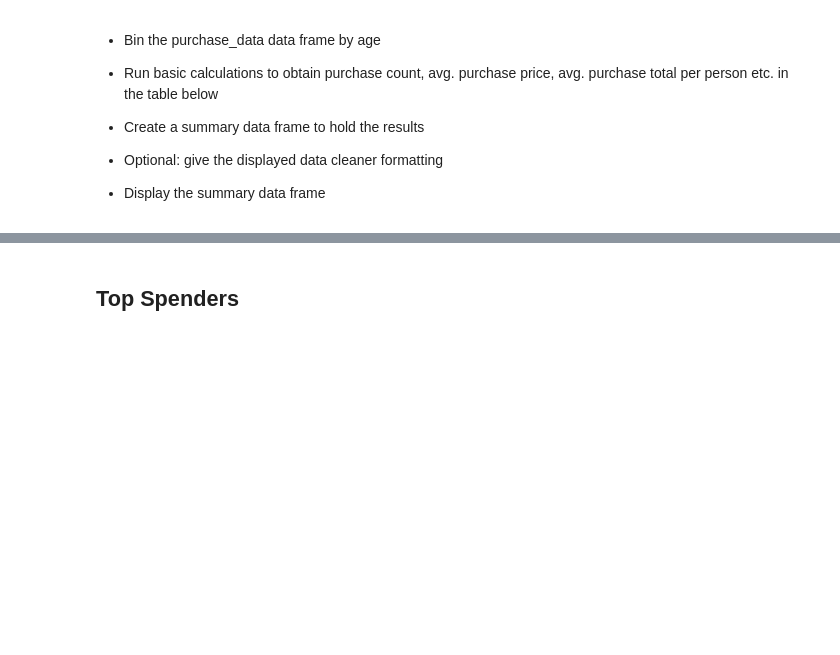
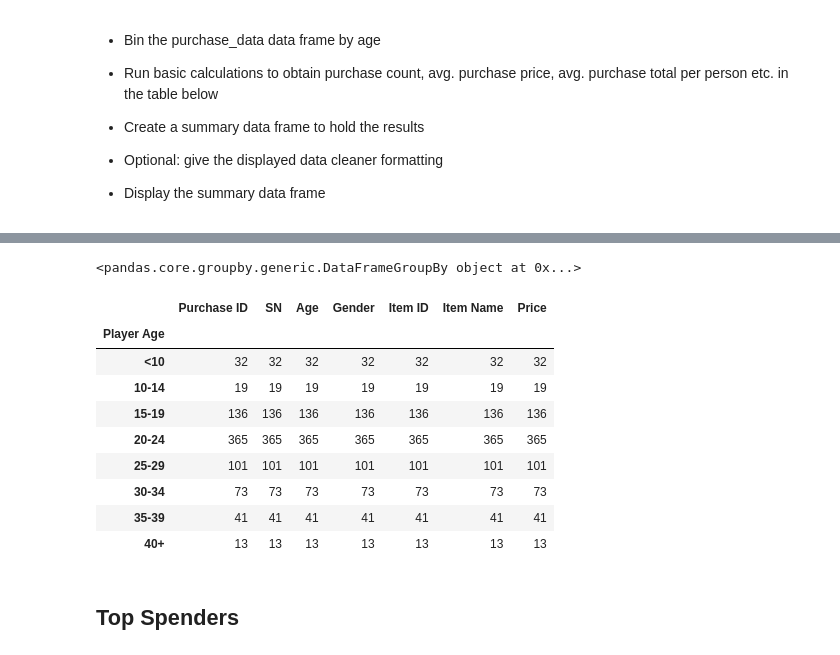
Before and after one commit to Gujaratigirl/Pandas_Challenge, a Jupyter notebook: HeroesOfPymoli/HeroesOfPymoli_starter.ipynb, the cells around one changed output, grey strips where cells are left out. Drawn from its saved outputs; the diff is of its cells as text; code cells hidden in the pictures; blank space fills up the shorter version.

```diff
--- a/HeroesOfPymoli/HeroesOfPymoli_starter.ipynb
+++ b/HeroesOfPymoli/HeroesOfPymoli_starter.ipynb
@@ -201,3 +293,19 @@ gender_summary_df
+# %%
+grouped_age_df = purchase_data_df.groupby(["Player Age"])
+print(grouped_age_df)
+grouped_age_df.count()
+# %% [output]
+<pandas.core.groupby.generic.DataFrameGroupBy object at 0x...>
+|  | Purchase ID | SN | Age | Gender | Item ID | Item Name | Price |
+| Player Age |  |  |  |  |  |  |  |
+| <10 | 32 | 32 | 32 | 32 | 32 | 32 | 32 |
+| 10-14 | 19 | 19 | 19 | 19 | 19 | 19 | 19 |
+| 15-19 | 136 | 136 | 136 | 136 | 136 | 136 | 136 |
+| 20-24 | 365 | 365 | 365 | 365 | 365 | 365 | 365 |
+| 25-29 | 101 | 101 | 101 | 101 | 101 | 101 | 101 |
+| 30-34 | 73 | 73 | 73 | 73 | 73 | 73 | 73 |
+| 35-39 | 41 | 41 | 41 | 41 | 41 | 41 | 41 |
+| 40+ | 13 | 13 | 13 | 13 | 13 | 13 | 13 |
 # %% [markdown]
 ## Top Spenders
 # %% [markdown]
```
Also changed, not shown: parts of 16 cells of this notebook.
